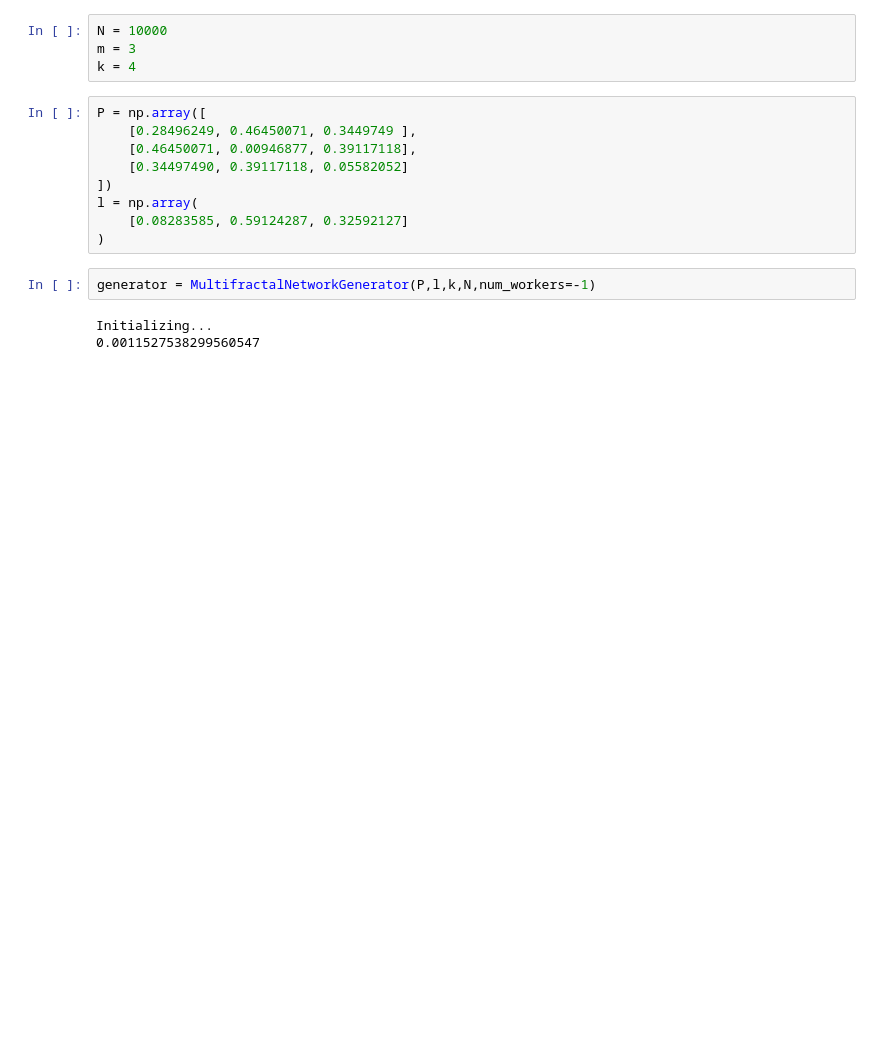
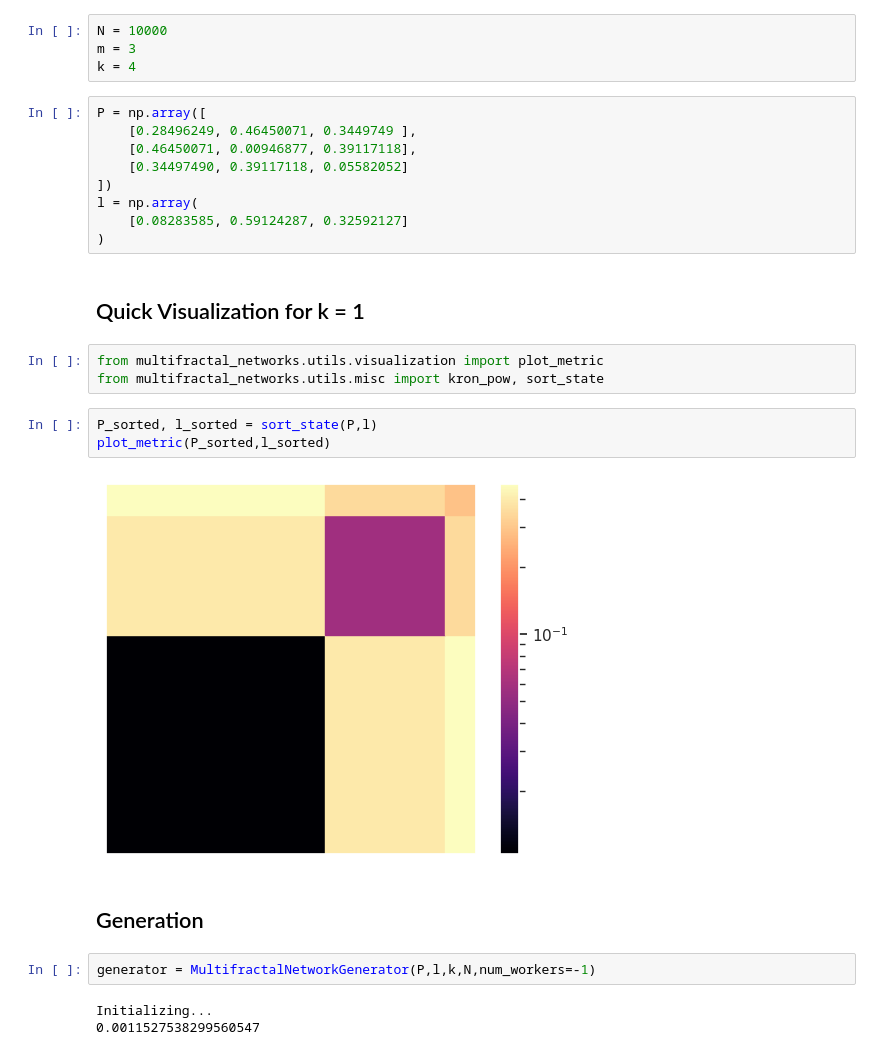
Before and after one commit to baskayj/multifractal_networks, a Jupyter notebook: 10k_nodes_synthetic_network.ipynb, the cells around one changed output. Saved outputs shown, nothing was run; the diff lists cells and outputs as text; blank space fills up the shorter version.

Commit message:
new figures for paper

```diff
--- a/10k_nodes_synthetic_network.ipynb
+++ b/10k_nodes_synthetic_network.ipynb
@@ -22,6 +22,18 @@ P = np.array([
 l = np.array(
     [0.08283585, 0.59124287, 0.32592127]
 )
+# %% [markdown]
+## Quick Visualization for k = 1
+# %%
+from multifractal_networks.utils.visualization import plot_metric
+from multifractal_networks.utils.misc import kron_pow, sort_state
+# %%
+P_sorted, l_sorted = sort_state(P,l)
+plot_metric(P_sorted,l_sorted)
+# %% [output]
+[figure, added]
+# %% [markdown]
+## Generation
 # %%
 generator = MultifractalNetworkGenerator(P,l,k,N,num_workers=-1)
 # %% [output]
```
Also changed, not shown: parts of 2 cells of this notebook, 19 other files.
